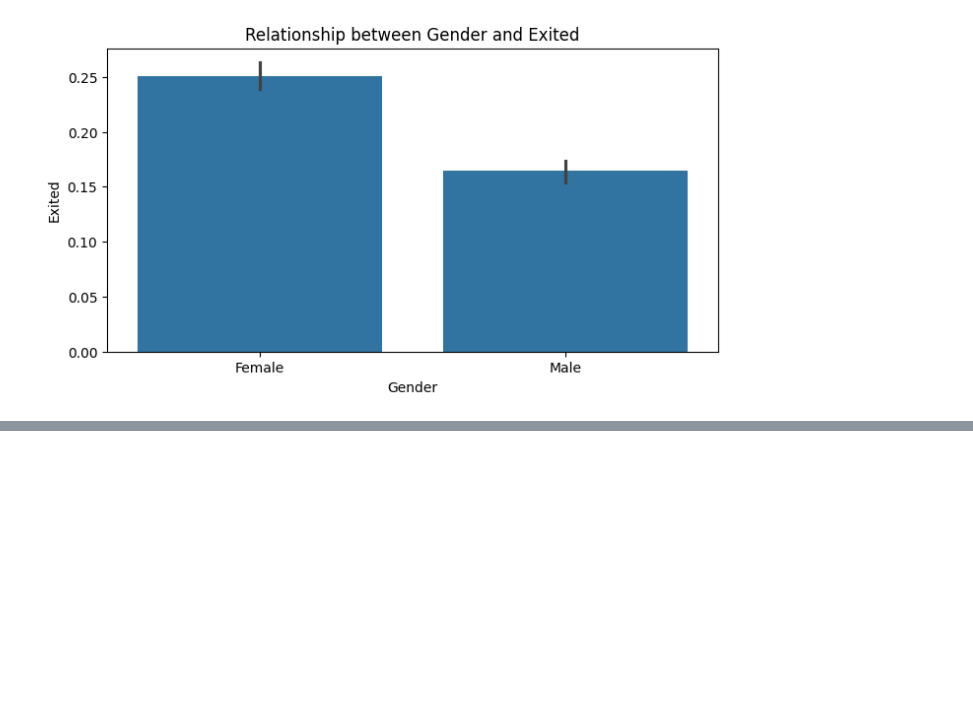
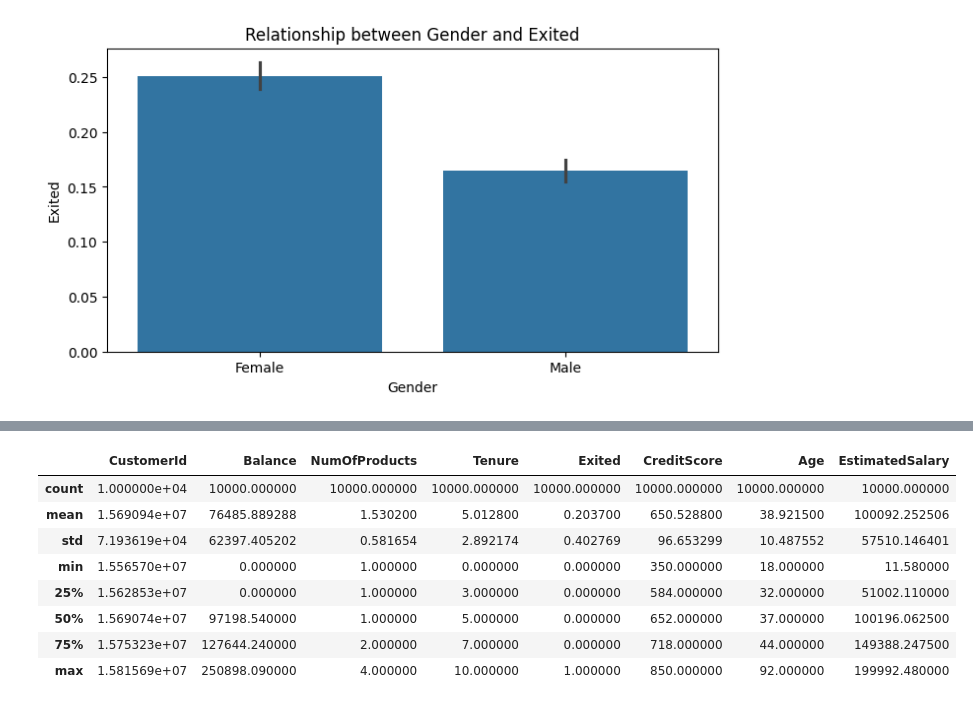
Before and after one commit to sahilbhagat30/Projects, a Jupyter notebook: Data Analytics/Bank Customer Data Prep/Objective 3 : Explore the data.ipynb, the cells around one changed output, grey strips where cells are left out. Saved outputs shown, nothing was run; the diff lists cells and outputs as text; code cells hidden in the pictures; blank space fills up the shorter version.

```diff
--- a/Data Analytics/Bank Customer Data Prep/Objective 3 : Explore the data.ipynb
+++ b/Data Analytics/Bank Customer Data Prep/Objective 3 : Explore the data.ipynb
@@ -96,0 +107,13 @@ for col in bank_churn_df.drop("Surname", axis=1).select_dtypes("object"):
+# %%
+bank_churn_df.to_csv("Bank Customer Churn Data/Prepared Data/obj4_bank_churn_df.csv")
+bank_churn_df.describe()
+# %% [output]
+|  | CustomerId | Balance | NumOfProducts | Tenure | Exited | CreditScore | Age | EstimatedSalary |
+| count | 1.000000e+04 | 10000.000000 | 10000.000000 | 10000.000000 | 10000.000000 | 10000.000000 | 10000.000000 | 10000.000000 |
+| mean | 1.569094e+07 | 76485.889288 | 1.530200 | 5.012800 | 0.203700 | 650.528800 | 38.921500 | 100092.252506 |
+| std | 7.193619e+04 | 62397.405202 | 0.581654 | 2.892174 | 0.402769 | 96.653299 | 10.487552 | 57510.146401 |
+| min | 1.556570e+07 | 0.000000 | 1.000000 | 0.000000 | 0.000000 | 350.000000 | 18.000000 | 11.580000 |
+| 25% | 1.562853e+07 | 0.000000 | 1.000000 | 3.000000 | 0.000000 | 584.000000 | 32.000000 | 51002.110000 |
+| 50% | 1.569074e+07 | 97198.540000 | 1.000000 | 5.000000 | 0.000000 | 652.000000 | 37.000000 | 100196.062500 |
+| 75% | 1.575323e+07 | 127644.240000 | 2.000000 | 7.000000 | 0.000000 | 718.000000 | 44.000000 | 149388.247500 |
+| max | 1.581569e+07 | 250898.090000 | 4.000000 | 10.000000 | 1.000000 | 850.000000 | 92.000000 | 199992.480000 |
```
Also changed, not shown: parts of 5 cells of this notebook, 6 other files.
